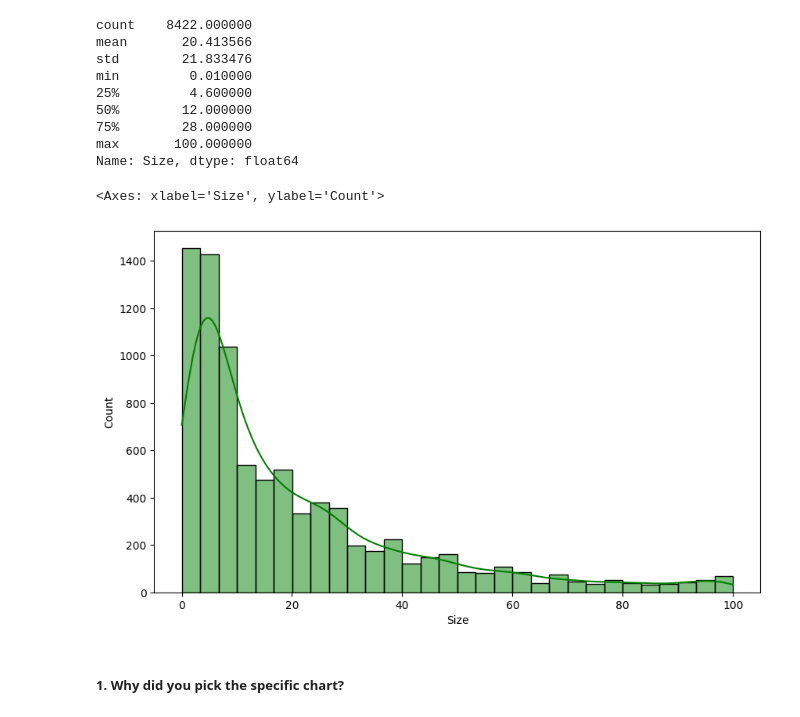
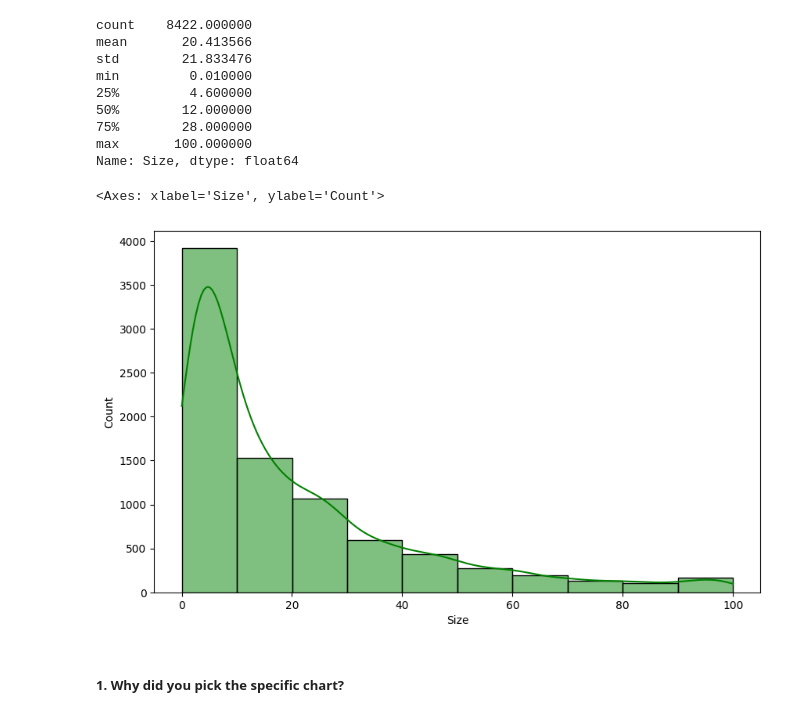
Before and after one commit to sabitendu/EDA-Capstone-Project-on-Play-Store-App-Review-Analysis, a Jupyter notebook: playstore_app_review_analysis.ipynb, the cells around one changed output. Cells and saved outputs as stored; diff of their text form; code cells hidden in the pictures.

```diff
--- a/playstore_app_review_analysis.ipynb
+++ b/playstore_app_review_analysis.ipynb
@@ -1124,10 +1124,10 @@ Name: Size, dtype: float64
 # %%
 #visualistaion of size column
 fig,ax=plt.subplots(1,1,figsize=(10,6))
-sns.histplot(x=df_1['Size'],data=df_1,kde=True,bins=30,color='green')
+sns.histplot(x=df_1['Size'],data=df_1,kde=True,bins=10,color='green')
 # %% [output]
 <Axes: xlabel='Size', ylabel='Count'>
-[figure, old version]
+[figure, new version]
 # %% [markdown]
 ##### 1. Why did you pick the specific chart?
 # %% [markdown]
```
Also changed, not shown: parts of 3 cells of this notebook.
